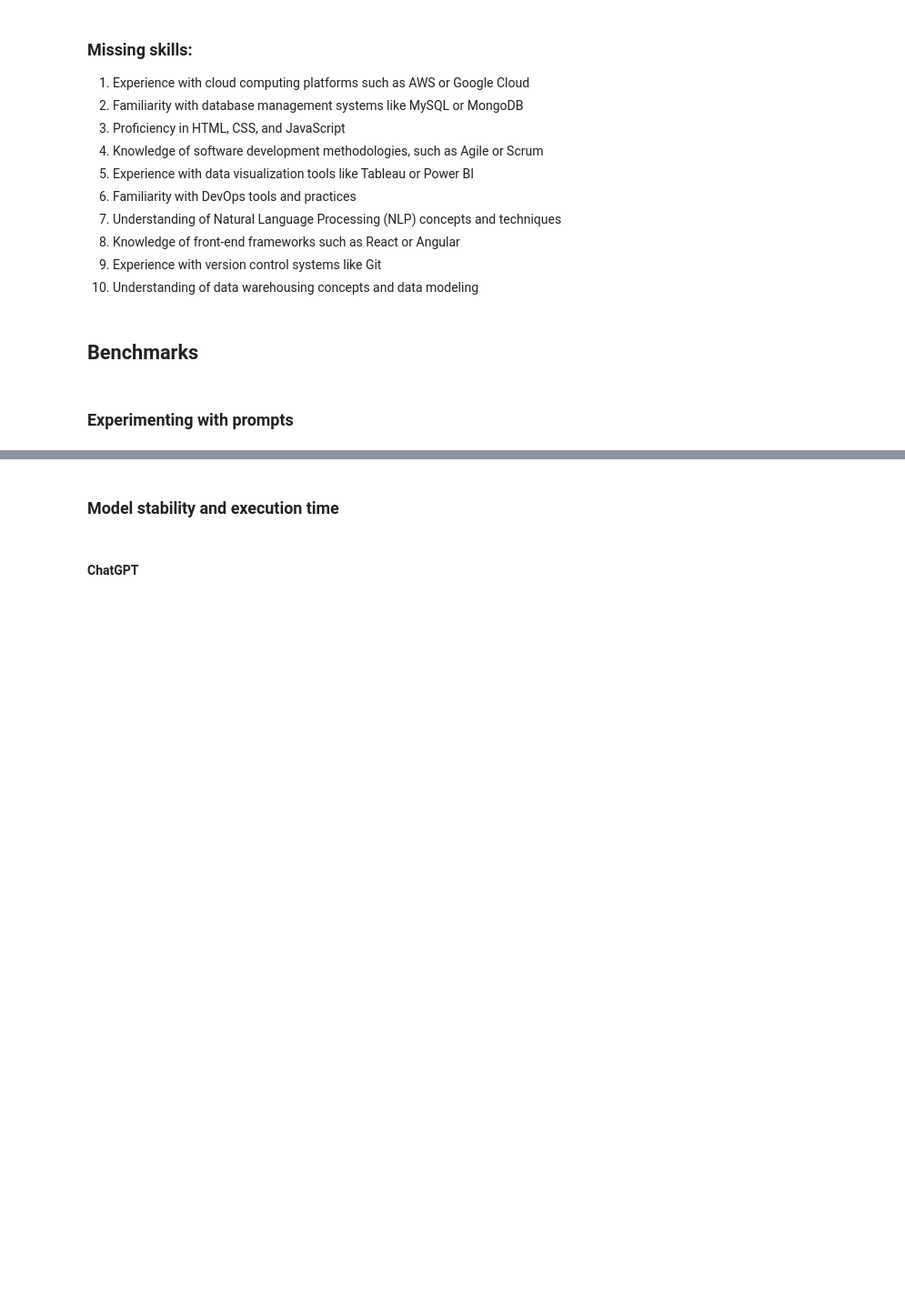
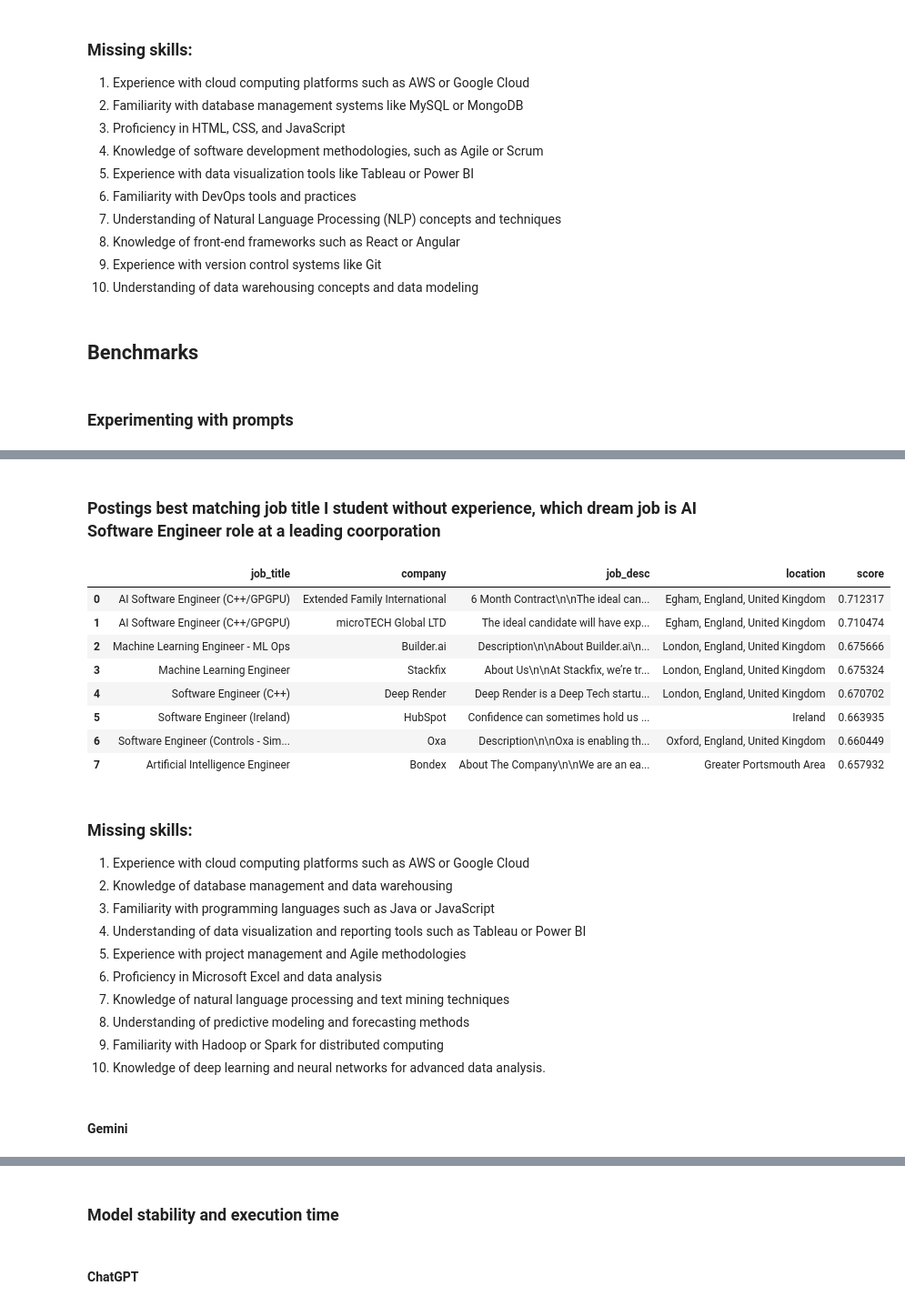
Before and after one commit to vrepetskyi/job-market-assistant, a Jupyter notebook: notebook.ipynb, the cells around one changed output, grey strips where cells are left out. Shown at 91% size. Saved outputs shown, nothing was run; the diff lists cells and outputs as text; code cells hidden in the pictures; blank space fills up the shorter version.

```diff
--- a/notebook.ipynb
+++ b/notebook.ipynb
@@ -293,0 +468,12 @@ missing_skills = job_market_assistant.get_missing_skills(file_job_postings, cv_1
+# %%
+job_market_assistant = JobMarketAssistant(
+    model=chat_gpt,
+    cover_letter_prompt="Write a cover letter for this job. Do not use too long and unnecessarily sophisticated words.\n\nMy CV:\n{cv}\n\nJob Posting:\n{job_desc}",
+    job_title_prompt="Summarize the job title based on the following CV in maximum 10 words:\n\n{cv}\n\nProvide only the job title as plain text without any quotes and punctuation.",
+    key_points_prompt="Job Posting:\n\n{job_desc}\n\nGenerate key points from these job posting (focus on skils and requirements) sorted from the most important to the least",
+    missing_skills_prompt="This is my CV:\n\n{cv}\n\nReturn me list of skills that I should learn and I don't have in my CV to become more employable for jobs with requirements listed below sorted from the most important to the least. The list has to be in Markdown format. Job postings:\n\n",
+)
+
+cover_letter = job_market_assistant.get_cover_letter(file_job_postings.iloc[0], cv_3)
+missing_skills = job_market_assistant.get_missing_skills(file_job_postings, cv_3, dream_job3)
+# %% [output]
@@ -293,0 +509,23 @@ missing_skills = job_market_assistant.get_missing_skills(file_job_postings, cv_1
+### Postings best matching job title I student without experience, which dream job is AI Software Engineer role at a leading coorporation
+|  | job_title | company | job_desc | location | score |
+| 0 | AI Software Engineer (C++/GPGPU) | Extended Family International | 6 Month Contract\n\nThe ideal can... | Egham, England, United Kingdom | 0.712317 |
+| 1 | AI Software Engineer (C++/GPGPU) | microTECH Global LTD | The ideal candidate will have exp... | Egham, England, United Kingdom | 0.710474 |
+| 2 | Machine Learning Engineer - ML Ops | Builder.ai | Description\n\nAbout Builder.ai\n... | London, England, United Kingdom | 0.675666 |
+| 3 | Machine Learning Engineer | Stackfix | About Us\n\nAt Stackfix, we’re tr... | London, England, United Kingdom | 0.675324 |
+| 4 | Software Engineer (C++) | Deep Render | Deep Render is a Deep Tech startu... | London, England, United Kingdom | 0.670702 |
+| 5 | Software Engineer (Ireland) | HubSpot | Confidence can sometimes hold us ... | Ireland | 0.663935 |
+| 6 | Software Engineer (Controls - Sim... | Oxa | Description\n\nOxa is enabling th... | Oxford, England, United Kingdom | 0.660449 |
+| 7 | Artificial Intelligence Engineer | Bondex | About The Company\n\nWe are an ea... | Greater Portsmouth Area | 0.657932 |
+### Missing skills:
+1. Experience with cloud computing platforms such as AWS or Google Cloud
+2. Knowledge of database management and data warehousing
+3. Familiarity with programming languages such as Java or JavaScript
+4. Understanding of data visualization and reporting tools such as Tableau or Power BI
+5. Experience with project management and Agile methodologies
+6. Proficiency in Microsoft Excel and data analysis
+7. Knowledge of natural language processing and text mining techniques
+8. Understanding of predictive modeling and forecasting methods
+9. Familiarity with Hadoop or Spark for distributed computing
+10. Knowledge of deep learning and neural networks for advanced data analysis.
+# %% [markdown]
+#### Gemini
```
Also changed, not shown: parts of 22 cells of this notebook.
